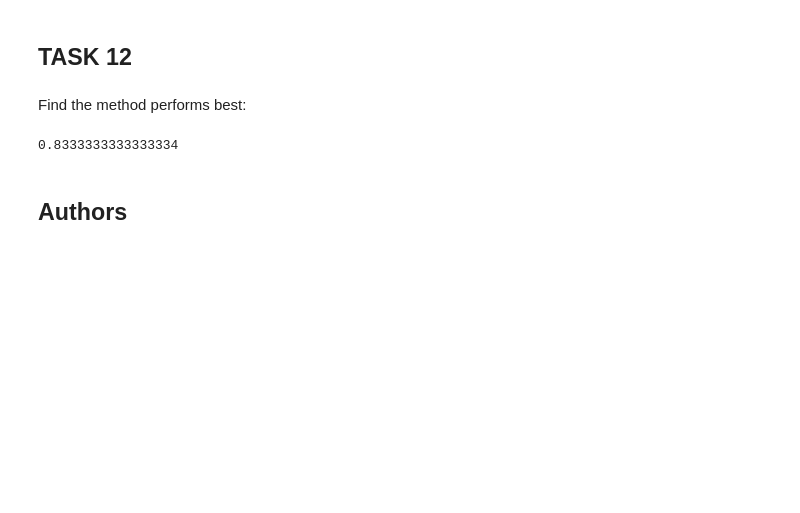
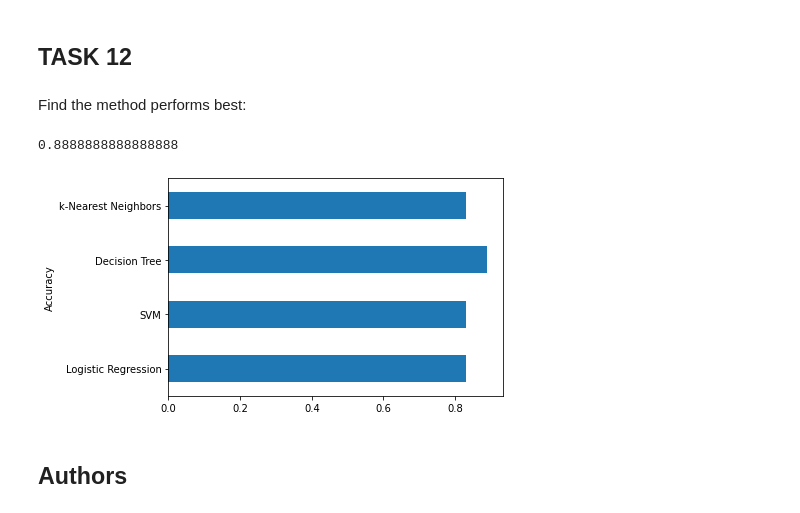
Before and after one commit to so-dipe/IBM-DS-PC, a Jupyter notebook: Capstone/SpaceX_Machine_Learning_Prediction_Part_5.ipynb, the cells around one changed output. Drawn from its saved outputs; the diff is of its cells as text; code cells hidden in the pictures; blank space fills up the shorter version.

```diff
--- a/Capstone/SpaceX_Machine_Learning_Prediction_Part_5.ipynb
+++ b/Capstone/SpaceX_Machine_Learning_Prediction_Part_5.ipynb
@@ -321,9 +321,28 @@ plot_confusion_matrix(Y_test,yhat)
 # %% [markdown]
 Find the method performs best:
 # %%
-logreg_cv.score(X_test, Y_test)
+tree_cv.score(X_test, Y_test)
 # %% [output]
-0.8333333333333334
+0.8888888888888888
+# %%
+acc_ls = [
+    logreg_cv.score(X_test, Y_test),
+    svm_cv.score(X_test, Y_test),
+    tree_cv.score(X_test, Y_test),
+    knn_cv.score(X_test, Y_test)
+]
+model = [
+    'Logistic Regression',
+    'SVM',
+    'Decision Tree',
+    'k-Nearest Neighbors'
+]
+# %%
+acc_series = pd.Series(acc_ls, index=model)
+# %%
+acc_series.round(2).plot(kind='barh', xlabel='Accuracy', ylabel='Model');
+# %% [output]
+[figure, added]
 # %% [markdown]
 ## Authors
 # %% [markdown]
```
Also changed, not shown: parts of 2 cells of this notebook.
